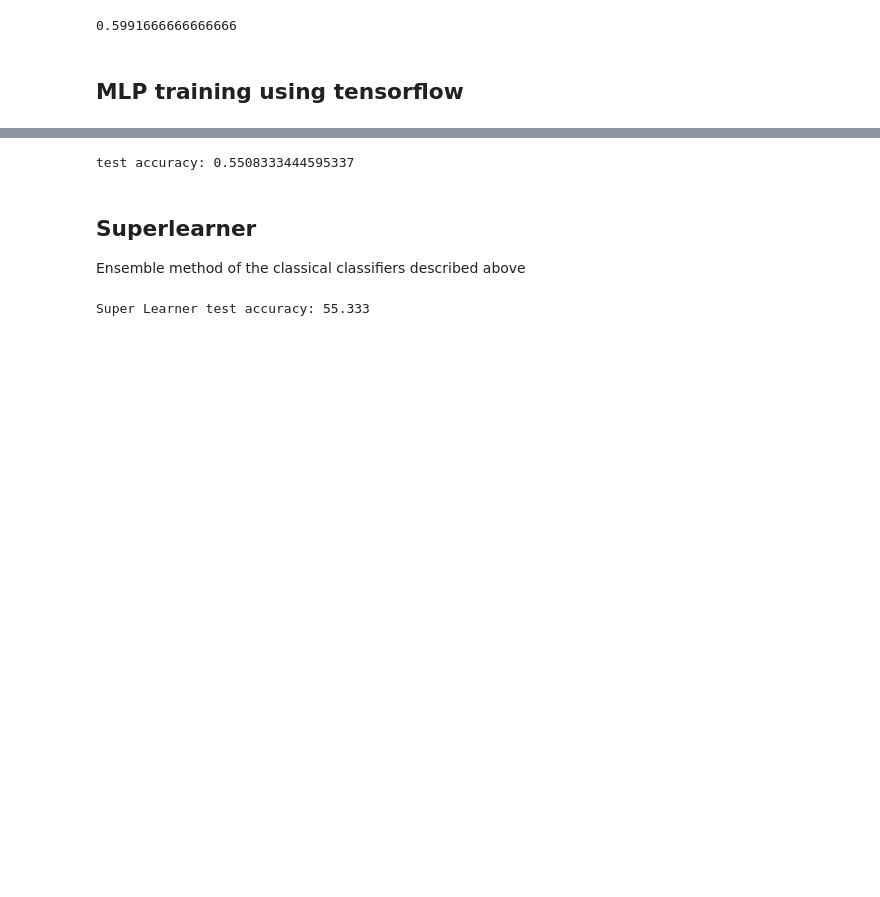
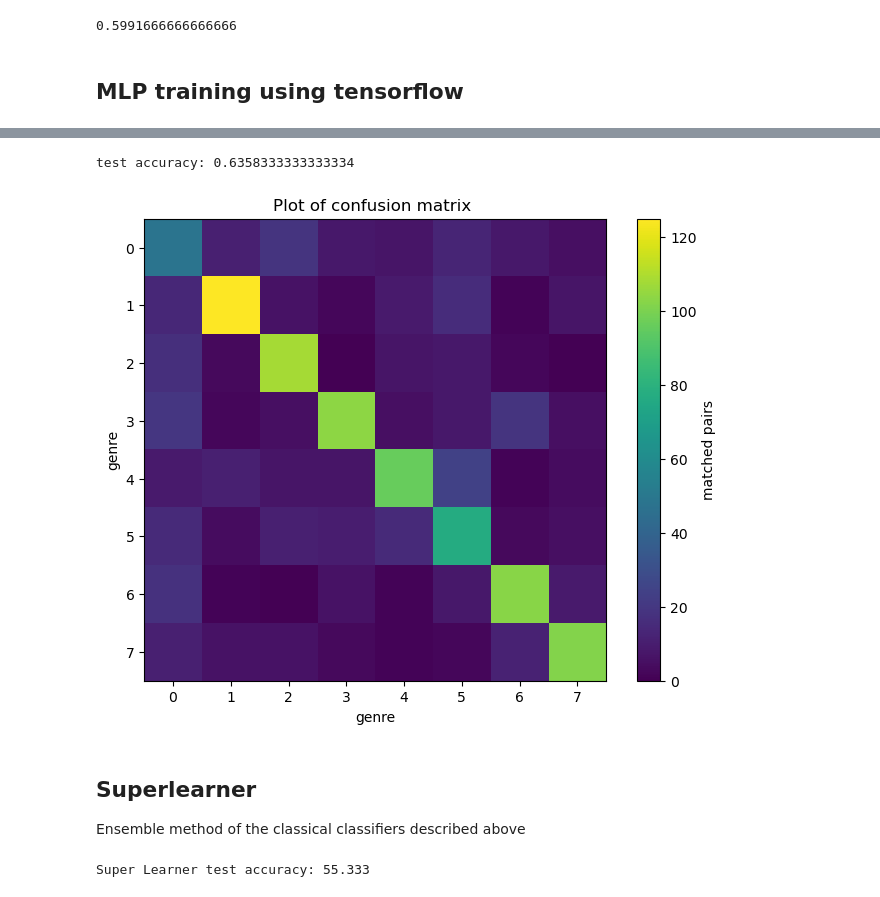
Before and after one commit to Daniel-Lin-S/SML_practical, a Jupyter notebook: AssessedPracticalSamplePythonCode.ipynb, the cells around one changed output, grey strips where cells are left out. Drawn from its saved outputs; the diff is of its cells as text; code cells hidden in the pictures; blank space fills up the shorter version.

```diff
--- a/AssessedPracticalSamplePythonCode.ipynb
+++ b/AssessedPracticalSamplePythonCode.ipynb
@@ -682,8 +756,10 @@ plot_val_accuracy(history)
 # %%
-MLP_test_acc = history.history['val_accuracy'][-1]
-print(f'test accuracy: {MLP_test_acc}')
+y_pred = np.argmax(model.predict(X_test_reduced, verbose=0), axis=1).astype(int)
+print(f'test accuracy: {accuracy_score(y_pred, y_test)}')
+plot_confusion(y_pred, y_test)
 # %% [output]
-test accuracy: 0.5508333444595337
+test accuracy: 0.6358333333333334
+[figure, added]
 # %% [markdown]
 ## Superlearner
 Ensemble method of the classical classifiers described above
```
Also changed, not shown: parts of 10 cells of this notebook.
